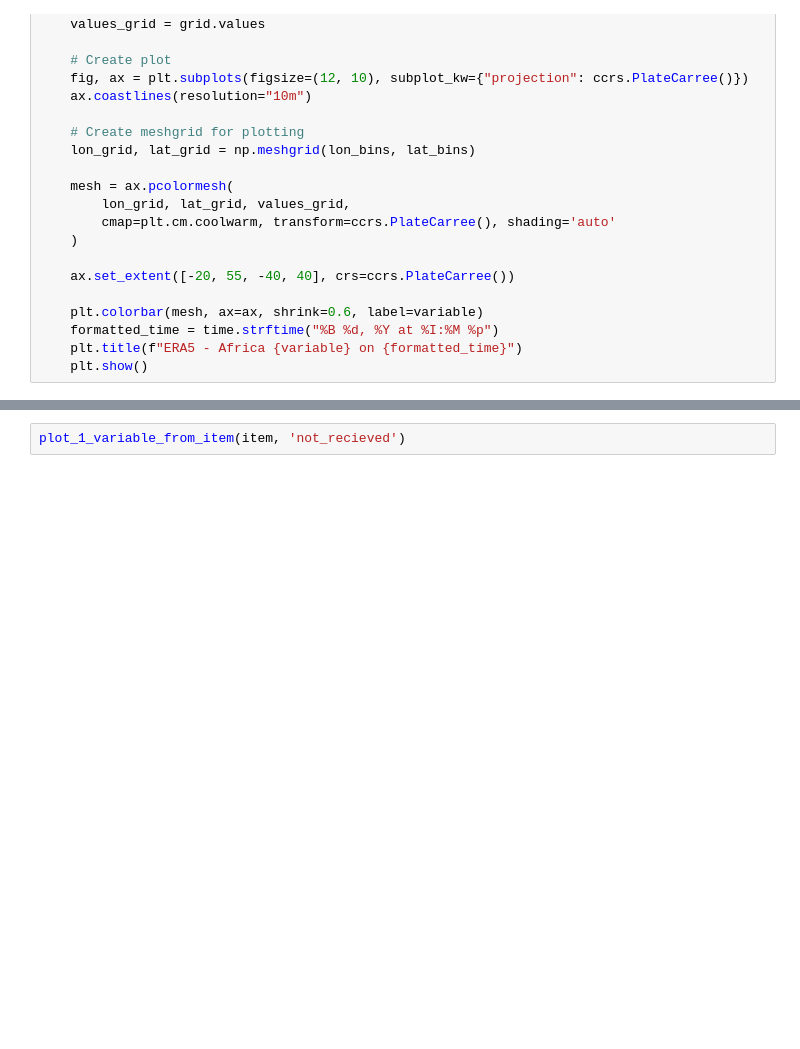
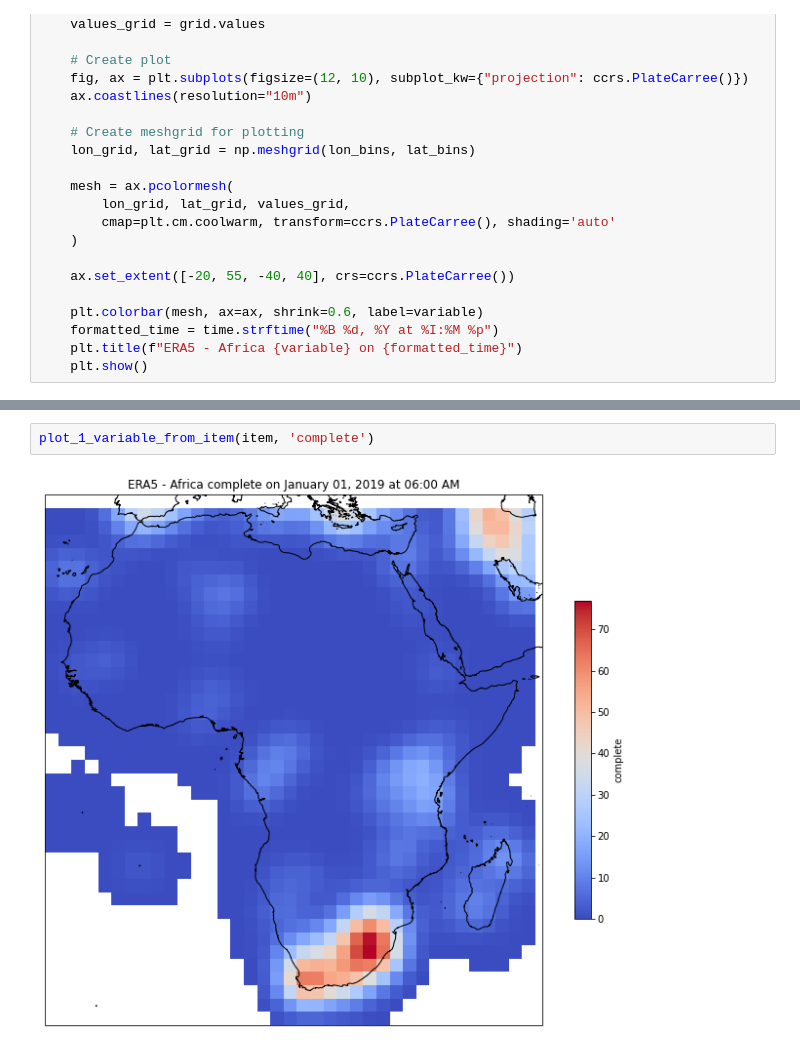
Before and after one commit to ms0017/cs_269, a Jupyter notebook: dataset_creation/torch.ipynb, the cells around one changed output, grey strips where cells are left out. Cells and saved outputs as stored; diff of their text form; blank space fills up the shorter version.

```diff
--- a/dataset_creation/torch.ipynb
+++ b/dataset_creation/torch.ipynb
@@ -181,2 +194,4 @@ plot_1_variable_from_item(item, '2T_GDS0_SFC')
 # %%
-plot_1_variable_from_item(item, 'not_recieved')
+plot_1_variable_from_item(item, 'complete')
+# %% [output]
+[figure, added]
```
Also changed, not shown: parts of 5 cells of this notebook, 8 other files.
